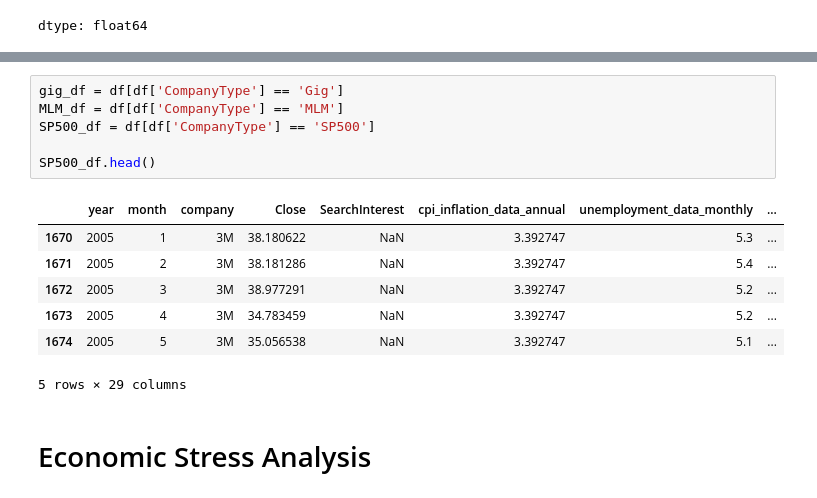
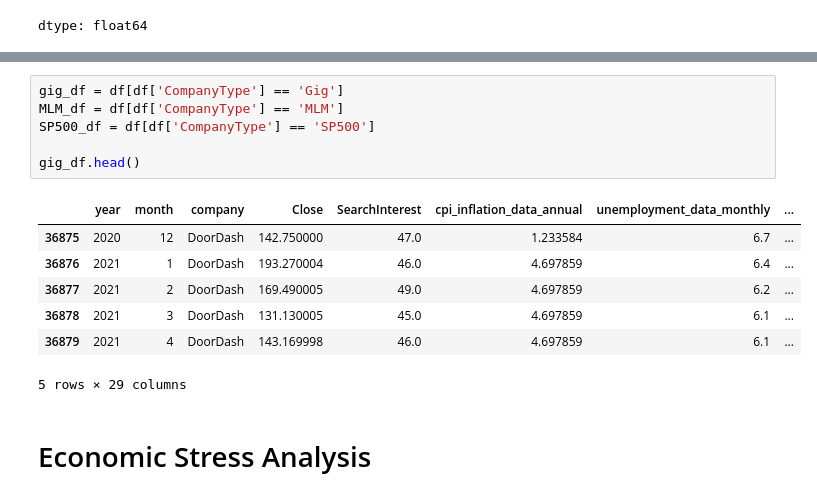
Before and after one commit to milleau98/2026-gig-data-analysis, a Jupyter notebook: notebooks/data-analyses/correlation_analyses.ipynb, the cells around one changed output, grey strips where cells are left out. Cells and saved outputs as stored; diff of their text form.

```diff
--- a/notebooks/data-analyses/correlation_analyses.ipynb
+++ b/notebooks/data-analyses/correlation_analyses.ipynb
@@ -317,16 +313,16 @@ for g in ['Gig','MLM']:
 # %%
 gig_df = df[df['CompanyType'] == 'Gig']
 MLM_df = df[df['CompanyType'] == 'MLM']
 SP500_df = df[df['CompanyType'] == 'SP500']
 
-SP500_df.head()
+gig_df.head()
 # %% [output]
 |  | year | month | company | Close | SearchInterest | cpi_inflation_data_annual | unemployment_data_monthly | ... |
-| 1670 | 2005 | 1 | 3M | 38.180622 | NaN | 3.392747 | 5.3 | ... |
-| 1671 | 2005 | 2 | 3M | 38.181286 | NaN | 3.392747 | 5.4 | ... |
-| 1672 | 2005 | 3 | 3M | 38.977291 | NaN | 3.392747 | 5.2 | ... |
-| 1673 | 2005 | 4 | 3M | 34.783459 | NaN | 3.392747 | 5.2 | ... |
-| 1674 | 2005 | 5 | 3M | 35.056538 | NaN | 3.392747 | 5.1 | ... |
+| 36875 | 2020 | 12 | DoorDash | 142.750000 | 47.0 | 1.233584 | 6.7 | ... |
+| 36876 | 2021 | 1 | DoorDash | 193.270004 | 46.0 | 4.697859 | 6.4 | ... |
+| 36877 | 2021 | 2 | DoorDash | 169.490005 | 49.0 | 4.697859 | 6.2 | ... |
+| 36878 | 2021 | 3 | DoorDash | 131.130005 | 45.0 | 4.697859 | 6.1 | ... |
+| 36879 | 2021 | 4 | DoorDash | 143.169998 | 46.0 | 4.697859 | 6.1 | ... |
 5 rows × 29 columns
 # %% [markdown]
 # Economic Stress Analysis
```
Also changed, not shown: parts of 18 cells of this notebook.
